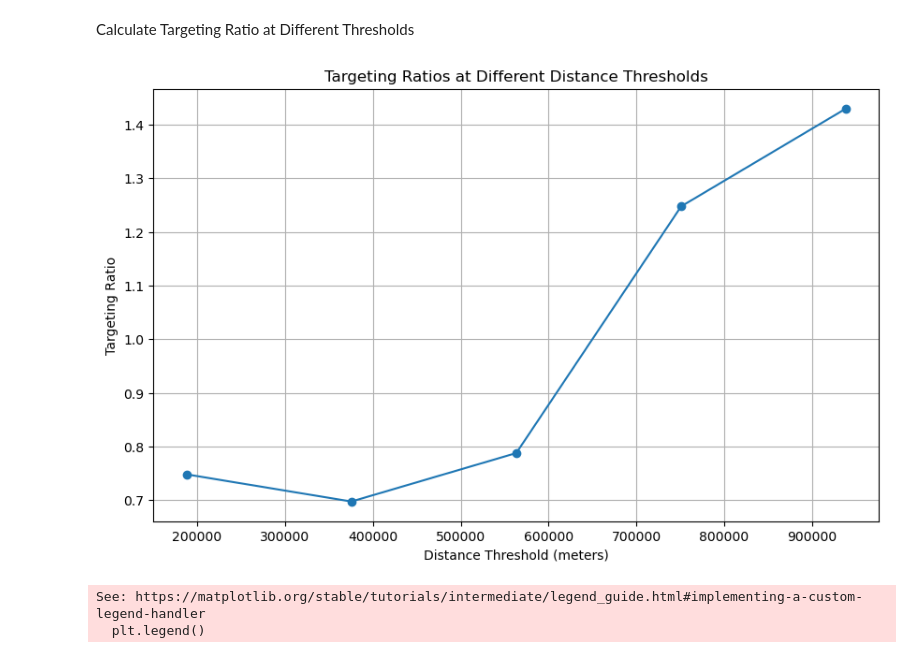
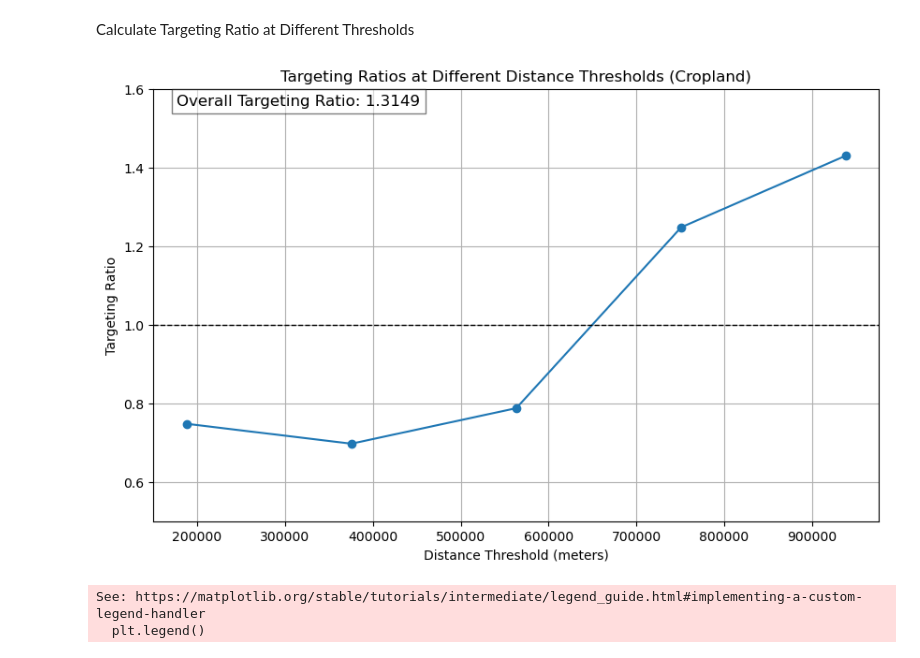
Before and after one commit to rellimylime/Africa_Irrigation, a Jupyter notebook: Code/1_analyze_data/4_Dams_Cropland.ipynb, the cells around one changed output. Cells and saved outputs as stored; diff of their text form; code cells hidden in the pictures.

Commit message:
MUpdated Figures

```diff
--- a/Code/1_analyze_data/4_Dams_Cropland.ipynb
+++ b/Code/1_analyze_data/4_Dams_Cropland.ipynb
@@ -148,12 +153,12 @@ gdf_cropland_joined = gpd.sjoin(gdf_cropland_points, gdf_countries_reproj, how =
 gdf_cropland_joined = gdf_cropland_joined[['geometry', 'raster_val', 'ISO3']]
 
 # Save the joined gdf
-gdf_cropland_joined.to_file(resolve_path(config['Arid_Cropland_by_Country_shp_path']))
+#gdf_cropland_joined.to_file(resolve_path(config['Arid_Cropland_by_Country_shp_path']))
 
 
 
 # Load the reprojected dam data
-gdf_dams_reproj = gpd.read_file(resolve_path(config['Africa_Dam_ReProj_shp_path']))
+gdf_dams_reproj = gpd.read_file(resolve_path(config['Africa_Dam_Reproj_shp_path']))
 print(gdf_dams_reproj.crs)
 
 # Perform spatial join
@@ -161,7 +166,7 @@ gdf_dams_joined = gpd.sjoin(gdf_dams_reproj, gdf_countries_reproj, how='left', p
 gdf_dams_joined = gdf_dams_joined[['geometry', 'ISO3']]
 
 # Save joined dam data
-gdf_dams_joined.to_file(resolve_path(config['Africa_Dam_by_Country_shp_path']))
+#gdf_dams_joined.to_file(resolve_path(config['Africa_Dam_by_Country_shp_path']))
 
 
 
@@ -173,7 +178,7 @@ gdf_cpis_joined = gpd.sjoin(gdf_cpis_reproj, gdf_countries_reproj, how='left', p
 gdf_cpis_joined = gdf_cpis_joined[['geometry', 'ISO3']]
 
 # Save the joined data
-gdf_cpis_joined.to_file(resolve_path(config['Combined_CPIS_by_Country_shp_path']))
+#gdf_cpis_joined.to_file(resolve_path(config['Combined_CPIS_by_Country_shp_path']))
 # %% [output]
 EPSG:3857
 # %%
@@ -245,8 +250,8 @@ common_iso3 = cpis_count_by_country.index.intersection(avg_distances_cropland_by
 denominator = sum(cpis_count_by_country[iso3] * avg_distances_cropland_by_country[iso3] for iso3 in common_iso3)
 
 # Compute the targeting ratio
-targeting_ratio = sum_distances_cpis / denominator
-print(f"Targeting Ratio: {targeting_ratio}")
+overall_targeting_ratio = sum_distances_cpis / denominator
+print(f"Targeting Ratio: {overall_targeting_ratio}")
 # %% [output]
 Targeting Ratio: 1.314889236053239
 # %% [markdown]
@@ -293,35 +298,44 @@ for threshold in thresholds:
             return np.nan
 
     # Exclude grouping columns
     avg_distances_cropland_by_country = gdf_cropland_joined.groupby('ISO3', group_keys=False).apply(avg_distance_to_nearest)
 
     # Filter out NaNs
     avg_distances_cropland_by_country = avg_distances_cropland_by_country.dropna()
 
     # Count the number of CPIS in each country
     cpis_count_by_country = gdf_cpis_joined['ISO3'].value_counts()
 
     # Ensure that both series contain the same countries
     common_iso3 = cpis_count_by_country.index.intersection(avg_distances_cropland_by_country.index)
 
     # Calculate the denominator
     denominator = sum(cpis_count_by_country[iso3] * avg_distances_cropland_by_country[iso3] for iso3 in common_iso3)
 
     # Compute the targeting ratio
     targeting_ratio = sum_distances_cpis / denominator if denominator != 0 else np.nan
     targeting_ratios.append(targeting_ratio)
 
 
 # Plot targeting ratios at different thresholds
 plt.figure(figsize=(10, 6))
 plt.plot(thresholds, targeting_ratios, marker='o', linestyle='-')
-plt.title('Targeting Ratios at Different Distance Thresholds')
+plt.title('Targeting Ratios at Different Distance Thresholds (Cropland)')
 plt.xlabel('Distance Threshold (meters)')
 plt.ylabel('Targeting Ratio')
+plt.ylim(0.5, 1.6)  # Set y-axis limits
 plt.grid(True)
+
+# Add text box with overall targeting ratio
+textstr = f'Overall Targeting Ratio: {overall_targeting_ratio:.4f}'
+plt.gcf().text(0.15, 0.85, textstr, fontsize=12, bbox=dict(facecolor='white', alpha=0.5))
+
+# Add horizontal line at y=1
+plt.axhline(y=1, color='black', linestyle='--', linewidth=1)
+
 plt.show()
 # %% [output]
-[figure, old version]
+[figure, new version]
 # %%
 # Plot dams, CPIS, and cropland points
 fig, ax = plt.subplots(figsize=(15, 10))
```
Also changed, not shown: parts of 2 cells of this notebook, 2 other files.
